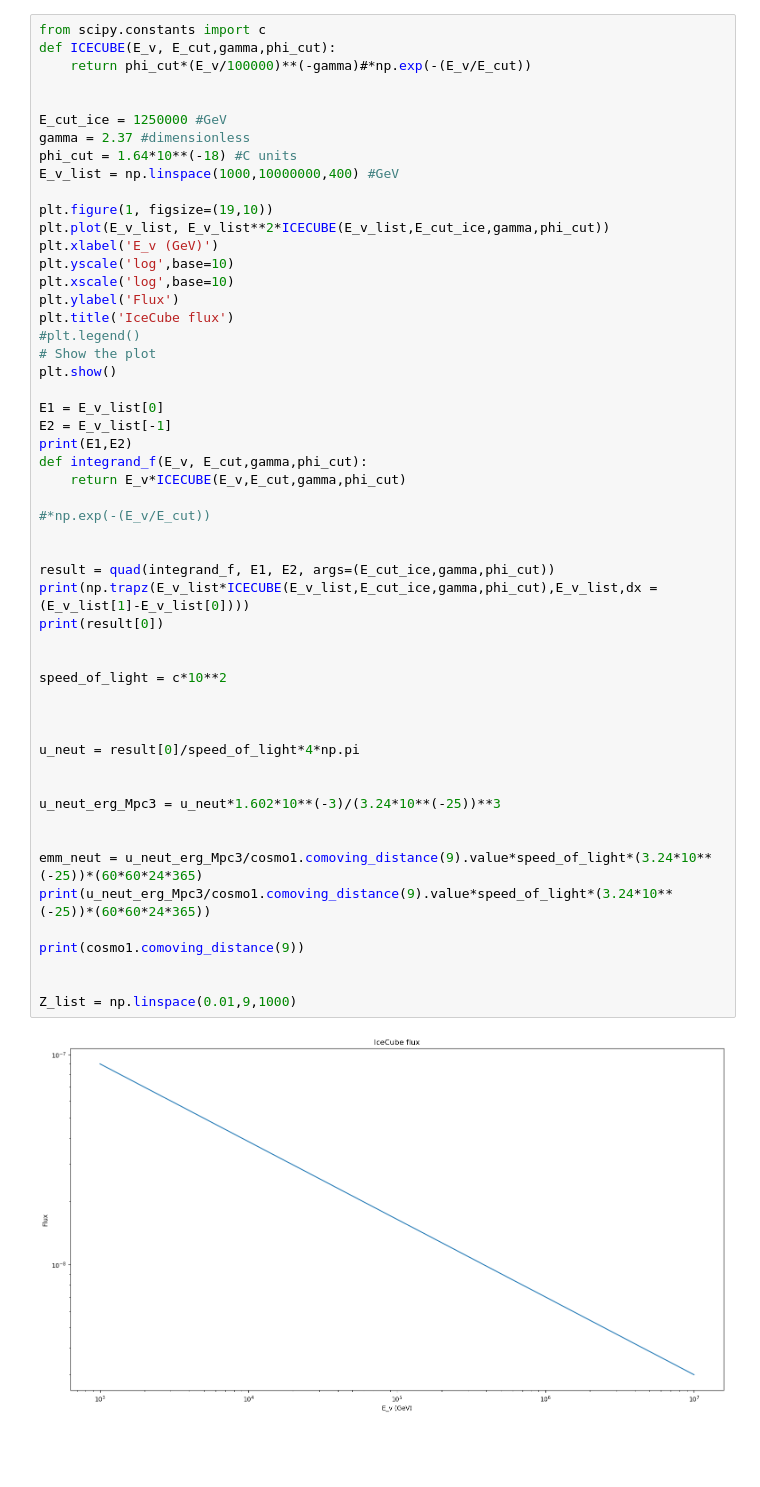
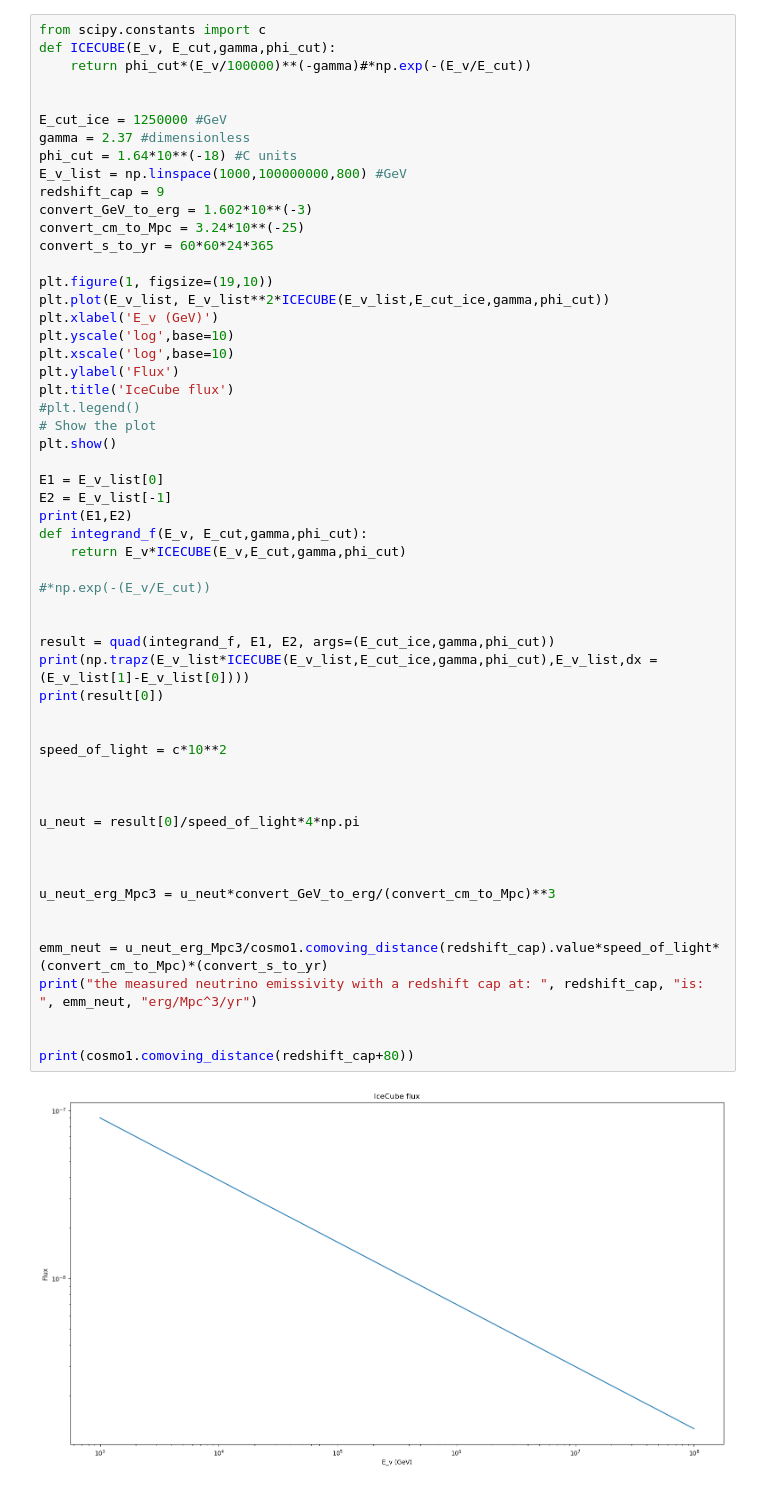
Before and after one commit to henan99/Project-related-to-first-semester-of-masters, a Jupyter notebook: AGN_evolution.ipynb, the cells around one changed output. Cells and saved outputs as stored; diff of their text form; blank space fills up the shorter version.

```diff
--- a/AGN_evolution.ipynb
+++ b/AGN_evolution.ipynb
@@ -242,7 +24,11 @@ def ICECUBE(E_v, E_cut,gamma,phi_cut):
 E_cut_ice = 1250000 #GeV
 gamma = 2.37 #dimensionless
 phi_cut = 1.64*10**(-18) #C units
-E_v_list = np.linspace(1000,10000000,400) #GeV
+E_v_list = np.linspace(1000,100000000,800) #GeV
+redshift_cap = 9
+convert_GeV_to_erg = 1.602*10**(-3)
+convert_cm_to_Mpc = 3.24*10**(-25)
+convert_s_to_yr = 60*60*24*365
 
 plt.figure(1, figsize=(19,10))
 plt.plot(E_v_list, E_v_list**2*ICECUBE(E_v_list,E_cut_ice,gamma,phi_cut))
@@ -254,37 +40,36 @@ plt.title('IceCube flux')
 #plt.legend()
 # Show the plot
 plt.show()
 
 E1 = E_v_list[0]
 E2 = E_v_list[-1]
 print(E1,E2)
 def integrand_f(E_v, E_cut,gamma,phi_cut):
     return E_v*ICECUBE(E_v,E_cut,gamma,phi_cut)
 
 #*np.exp(-(E_v/E_cut))
 
 
 result = quad(integrand_f, E1, E2, args=(E_cut_ice,gamma,phi_cut))
 print(np.trapz(E_v_list*ICECUBE(E_v_list,E_cut_ice,gamma,phi_cut),E_v_list,dx = (E_v_list[1]-E_v_list[0])))
 print(result[0])
 
 
 speed_of_light = c*10**2
 
 
 
 u_neut = result[0]/speed_of_light*4*np.pi
 
 
-u_neut_erg_Mpc3 = u_neut*1.602*10**(-3)/(3.24*10**(-25))**3
+
+u_neut_erg_Mpc3 = u_neut*convert_GeV_to_erg/(convert_cm_to_Mpc)**3
 
 
-emm_neut = u_neut_erg_Mpc3/cosmo1.comoving_distance(9).value*speed_of_light*(3.24*10**(-25))*(60*60*24*365)
-print(u_neut_erg_Mpc3/cosmo1.comoving_distance(9).value*speed_of_light*(3.24*10**(-25))*(60*60*24*365))
-
-print(cosmo1.comoving_distance(9))
+emm_neut = u_neut_erg_Mpc3/cosmo1.comoving_distance(redshift_cap).value*speed_of_light*(convert_cm_to_Mpc)*(convert_s_to_yr)
+print("the measured neutrino emissivity with a redshift cap at: ", redshift_cap, "is: ", emm_neut, "erg/Mpc^3/yr")
 
 
-Z_list = np.linspace(0.01,9,1000)
+print(cosmo1.comoving_distance(redshift_cap+80))
 # %% [output]
-[figure, old version]
+[figure, new version]
```
Also changed, not shown: parts of 9 cells of this notebook, 25 other files.
